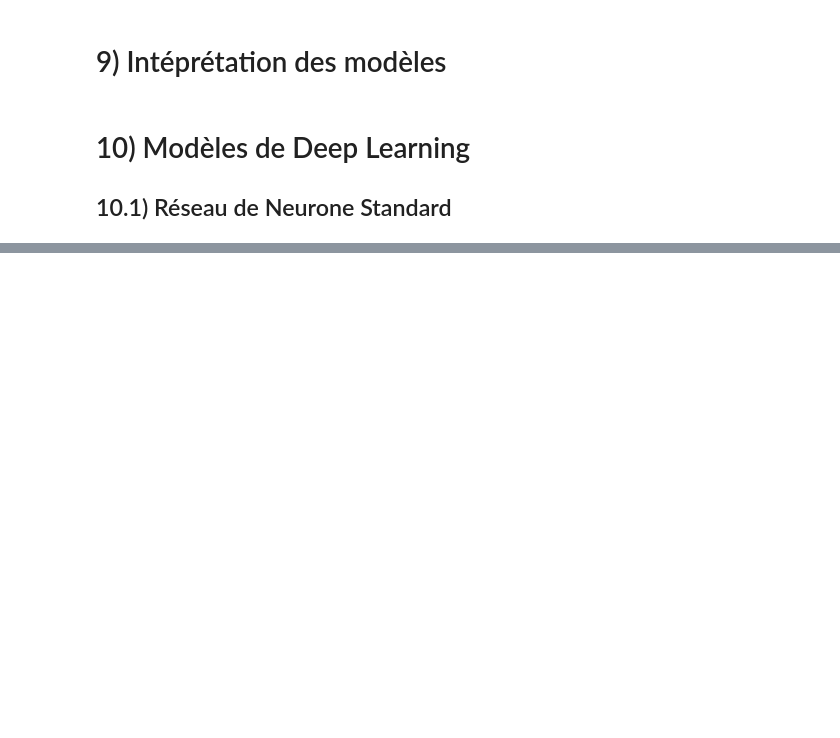
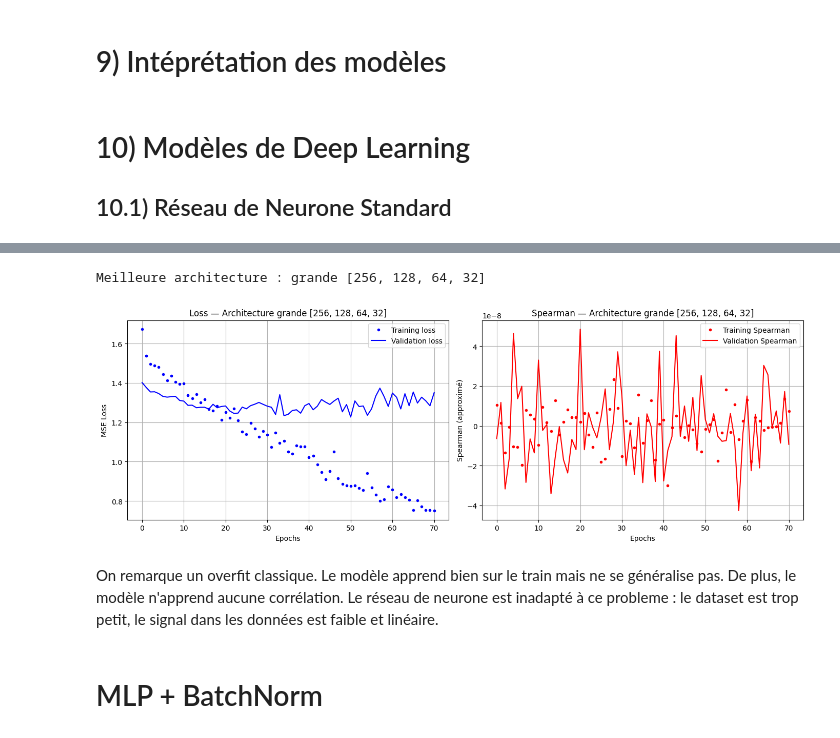
Before and after one commit to yvesmarix/PROJET-QRT-ELEC, a Jupyter notebook: main_v5.ipynb, the cells around one changed output, grey strips where cells are left out. Saved outputs shown, nothing was run; the diff lists cells and outputs as text; code cells hidden in the pictures; blank space fills up the shorter version.

```diff
--- a/main_v5.ipynb
+++ b/main_v5.ipynb
@@ -1844,0 +2004,51 @@ ni KMeans ni GMM n'apportent un gain structurel. Les données ne se divisent pas
+# %%
+best_archi = max(results_archi.items(), key=lambda x: x[1]['oof'])
+best_layers = best_archi[1]['layers']
+print(f"\nMeilleure architecture : {best_archi[0]} {best_layers}")
+
+# Réentraînement sur le dernier fold pour récupérer l'historique
+tr_idx, val_idx = cv_splits[-1]
+X_tr, X_val = X[tr_idx], X[val_idx]
+y_tr, y_val = y[tr_idx], y[val_idx]
+
+model_best = build_model(X.shape[1], best_layers)
+model_best.compile(optimizer='adam', loss='mse', metrics=[spearman_metric])
+
+history_best = model_best.fit(
+    X_tr, y_tr,
+    epochs=200,
+    batch_size=32,
+    validation_data=(X_val, y_val),
+    callbacks=[EarlyStopping(monitor='val_loss', patience=20,
+                             restore_best_weights=True, verbose=0)],
+    verbose=0
+)
+# %% [output]
+Meilleure architecture : grande [256, 128, 64, 32]
+# %%
+fig, axes = plt.subplots(1, 2, figsize=(14, 5))
+axes[0].plot(history_best.history['loss'], 'bo', label='Training loss',   markersize=3)
+axes[0].plot(history_best.history['val_loss'], 'b', label='Validation loss')
+axes[0].set_title(f'Loss — Architecture {best_archi[0]} {best_layers}')
+axes[0].set_xlabel('Epochs')
+axes[0].set_ylabel('MSE Loss')
+axes[0].legend()
+axes[0].grid(True)
+
+# Graphe 2 : Spearman approximé
+axes[1].plot(history_best.history['spearman_metric'], 'ro', label='Training Spearman',   markersize=3)
+axes[1].plot(history_best.history['val_spearman_metric'], 'r', label='Validation Spearman')
+axes[1].set_title(f'Spearman — Architecture {best_archi[0]} {best_layers}')
+axes[1].set_xlabel('Epochs')
+axes[1].set_ylabel('Spearman (approximé)')
+axes[1].legend()
+axes[1].grid(True)
+
+plt.tight_layout()
+plt.show()
+# %% [output]
+[figure, added]
+# %% [markdown]
+On remarque un overfit classique. Le modèle apprend bien sur le train mais ne se généralise pas. De plus, le modèle n'apprend aucune corrélation. Le réseau de neurone est inadapté à ce probleme : le dataset est trop petit, le signal dans les données est faible et linéaire.
+# %% [markdown]
+# MLP + BatchNorm
```
Also changed, not shown: parts of 20 cells of this notebook, 1 other file.
